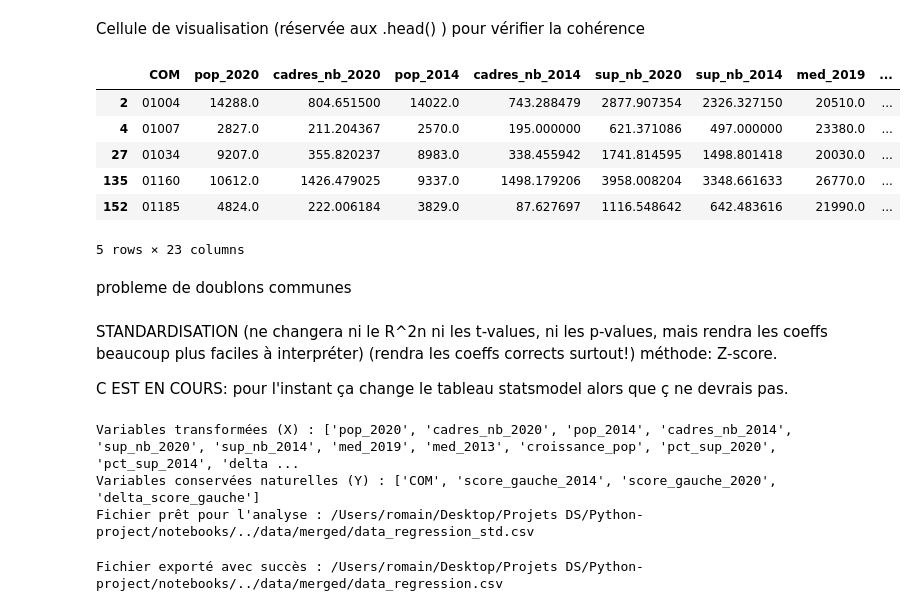
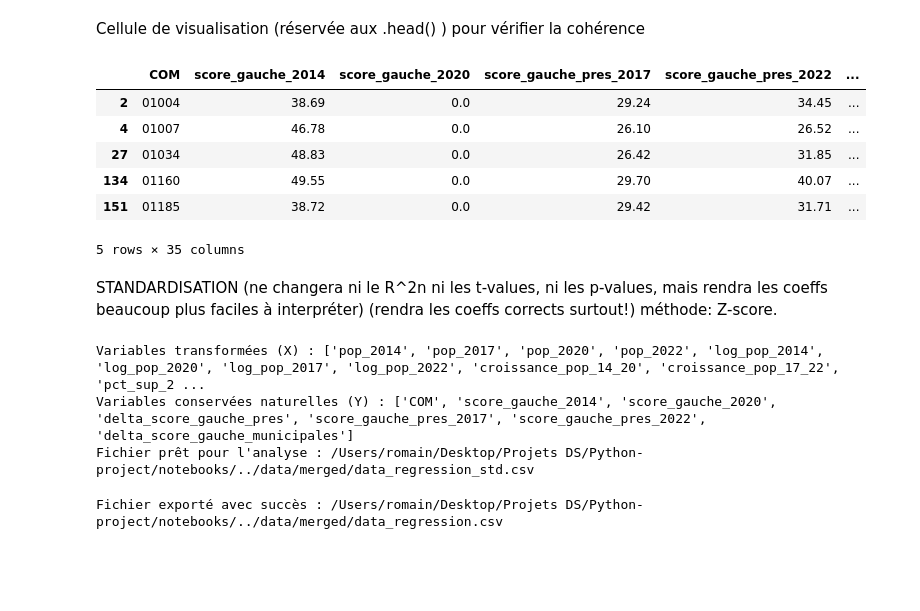
Before and after one commit to romainratajczyk/ENSAE-S1-Python-Project, a Jupyter notebook: notebooks/data_preparation.ipynb, the cells around one changed output. Saved outputs shown, nothing was run; the diff lists cells and outputs as text; code cells hidden in the pictures; blank space fills up the shorter version.

```diff
--- a/notebooks/data_preparation.ipynb
+++ b/notebooks/data_preparation.ipynb
@@ -253,38 +339,62 @@ df_final = df_final.merge(score_14, on='COM', how='left')
 # On colle les scores 2020
 df_final = df_final.merge(score_20, on='COM', how='left')
 
+df_final = df_final.merge(score_pres_17, left_on='COM', right_on='Code commune', how='left')
+df_final = df_final.merge(score_pres_22, left_on='COM', right_on='Code commune', how='left')
+
 # CRUCIAL pour la regression: Remplacer les NaN par 0
 # Si pas de correspondance, ça veut dire 0 voix pour la gauche
 df_final['score_gauche_2014'] = df_final['score_gauche_2014'].fillna(0)
 df_final['score_gauche_2020'] = df_final['score_gauche_2020'].fillna(0)
 
 # Calcul du DELTA SCORE (Variable Y)
-df_final['delta_score_gauche'] = df_final['score_gauche_2020'] - df_final['score_gauche_2014']
+df_final['delta_score_gauche_municipales'] = df_final['score_gauche_2020'] - df_final['score_gauche_2014']
+
+df_final['delta_score_gauche_pres'] = df_final['score_gauche_pres_2022'] - df_final['score_gauche_pres_2017']
 
 # Log population
 # On le calcule ici tant que la population est brute (positive)
 df_final['log_pop_2020'] = np.log(df_final['pop_2020'])
 df_final['log_pop_2014'] = np.log(df_final['pop_2014'])
+df_final['log_pop_2022'] = np.log(df_final['pop_2022'])
+df_final['log_pop_2017'] = np.log(df_final['pop_2017'])
 
 # Sélection des colonnes (pour R par exemple, analyse faite en R temporairement)
 cols_export = [
     'COM',
     'score_gauche_2014',
     'score_gauche_2020',
-    'delta_score_gauche',
+    'score_gauche_pres_2017',
+    'score_gauche_pres_2022',
+    'delta_score_gauche_pres',
+    'delta_score_gauche_municipales',
     'pop_2014',
+    'pop_2017',
     'pop_2020',
+    'pop_2022',
     'log_pop_2014',
     'log_pop_2020',
-    'croissance_pop',
+    'log_pop_2017',
+    'log_pop_2022',
+    'croissance_pop_14_20',
+    'croissance_pop_17_22',
     'pct_sup_2014',
+    'pct_sup_2017',
     'pct_sup_2020',
-    'delta_pct_diplome',
+    'pct_sup_2022',
+    'delta_pct_diplome_17_22',
+    'delta_pct_diplome_14_20',
+
     'pct_cadres_2014',
+    'pct_cadres_2017',
     'pct_cadres_2020',
-    'delta_pct_cadres',
+    'pct_cadres_2022',
+    'delta_pct_cadres_17_22',
+    'delta_pct_cadres_14_20',
     'med_2013',
     'med_2019',
+    'med_2016',
+    'log_med_16',
     'log_med_13',
     'log_med_19'
 
@@ -318,10 +482,10 @@ Base finale prête : 31069 communes.
 Problème majeur: la politique n'est pas forcément bien "structurée" pour toutes les communes, notamment pas pour les communes de peu d'habitants. Ainsi l'analyse ne peut proter que sur les communes dont la politique est "structurée": elle ne represente donc pas une étude poltiique de toute la France.
 # %%
 # On crée un filtre : au moins un score > 0 en 2014 OU en 2020
-filter_structural = (df_final['score_gauche_2014'] > 0) | (df_final['score_gauche_2020'] > 0)
+filter_structural = (df_export['score_gauche_2014'] > 0) | (df_export['score_gauche_2020'] > 0)
 
 # On filtre
-df_reg = df_final[filter_structural].copy()
+df_reg_municipales = df_export[filter_structural].copy()
 
-print(f"Nombre de communes pour la régression : {df_reg.shape[0]}")
+print(f"Nombre de communes pour la régression : {df_reg_municipales.shape[0]}")
 # %% [output]
@@ -335,14 +499,12 @@ Regarder aussi communes de plus de "arbitraire,1500-3500" habs pour analyse soci
 # %% [markdown]
 Cellule de visualisation (réservée aux .head() ) pour vérifier la cohérence
 # %%
-df_reg.head()
+df_reg_municipales.head()
 # %% [output]
-|  | COM | pop_2020 | cadres_nb_2020 | pop_2014 | cadres_nb_2014 | sup_nb_2020 | sup_nb_2014 | med_2019 | ... |
-| 2 | 01004 | 14288.0 | 804.651500 | 14022.0 | 743.288479 | 2877.907354 | 2326.327150 | 20510.0 | ... |
-| 4 | 01007 | 2827.0 | 211.204367 | 2570.0 | 195.000000 | 621.371086 | 497.000000 | 23380.0 | ... |
-| 27 | 01034 | 9207.0 | 355.820237 | 8983.0 | 338.455942 | 1741.814595 | 1498.801418 | 20030.0 | ... |
-| 135 | 01160 | 10612.0 | 1426.479025 | 9337.0 | 1498.179206 | 3958.008204 | 3348.661633 | 26770.0 | ... |
-| 152 | 01185 | 4824.0 | 222.006184 | 3829.0 | 87.627697 | 1116.548642 | 642.483616 | 21990.0 | ... |
+|  | COM | score_gauche_2014 | score_gauche_2020 | score_gauche_pres_2017 | score_gauche_pres_2022 | ... |
+| 2 | 01004 | 38.69 | 0.0 | 29.24 | 34.45 | ... |
+| 4 | 01007 | 46.78 | 0.0 | 26.10 | 26.52 | ... |
+| 27 | 01034 | 48.83 | 0.0 | 26.42 | 31.85 | ... |
+| 134 | 01160 | 49.55 | 0.0 | 29.70 | 40.07 | ... |
+| 151 | 01185 | 38.72 | 0.0 | 29.42 | 31.71 | ... |
-5 rows × 23 columns
+5 rows × 35 columns
-# %% [markdown]
-probleme de doublons communes
@@ -351,37 +511,35 @@ probleme de doublons communes
 # %% [markdown]
 STANDARDISATION (ne changera ni le R^2n ni les t-values, ni les p-values,  mais rendra les coeffs beaucoup plus faciles à interpréter) (rendra les coeffs corrects surtout!) méthode: Z-score.
-
-C EST EN COURS: pour l'instant ça change le tableau statsmodel alors que ç ne devrais pas.
 # %%
 # Standardisation des variables (X seulement)
 
 
-df_std = df_reg.copy()
+df_std_municipales = df_reg_municipales.copy()
 
 # 1. On liste ce qu'on NE VEUT PAS toucher (Variable Cible Y + Identifiants)
 # On garde Y naturel pour dire "ça augmente le vote de X points"
-cols_excluded = ['COM', 'score_gauche_2014', 'score_gauche_2020', 'delta_score_gauche']
+cols_excluded = ['COM', 'score_gauche_2014', 'score_gauche_2020', 'delta_score_gauche_pres', 'score_gauche_pres_2017', 'score_gauche_pres_2022', 'delta_score_gauche_municipales']
 
 # 2. On récupère automatiquement toutes les autres variables numériques (les X)
 # Cela inclura : croissance_pop, delta_pct_cadres, log_med_13, etc.
-x_vars = [c for c in df_std.select_dtypes(include=['float', 'int']).columns if c not in cols_excluded]
+x_vars = [c for c in df_std_municipales.select_dtypes(include=['float', 'int']).columns if c not in cols_excluded]
 
 print("Variables transformées (X) :", x_vars)
 print("Variables conservées naturelles (Y) :", cols_excluded)
 
 # 3. Standardisation (Z-score) des X
 for col in x_vars:
-    if df_std[col].std() != 0: # Sécurité
-        df_std[col] = (df_std[col] - df_std[col].mean()) / df_std[col].std()
+    if df_std_municipales[col].std() != 0: # Sécurité
+        df_std_municipales[col] = (df_std_municipales[col] - df_std_municipales[col].mean()) / df_std_municipales[col].std()
 
 # 4. Export
 output_std_path = os.path.join(MERGED_DATA_DIR, 'data_regression_std.csv')
-df_std.to_csv(output_std_path, index=False, sep=',', encoding='utf-8', na_rep='NA')
+df_std_municipales.to_csv(output_std_path, index=False, sep=',', encoding='utf-8', na_rep='NA')
 
 print(f"Fichier prêt pour l'analyse : {output_std_path}")
 # %% [output]
-Variables transformées (X) : ['pop_2020', 'cadres_nb_2020', 'pop_2014', 'cadres_nb_2014', 'sup_nb_2020', 'sup_nb_2014', 'med_2019', 'med_2013', 'croissance_pop', 'pct_sup_2020', 'pct_sup_2014', 'delta ...
-Variables conservées naturelles (Y) : ['COM', 'score_gauche_2014', 'score_gauche_2020', 'delta_score_gauche']
+Variables transformées (X) : ['pop_2014', 'pop_2017', 'pop_2020', 'pop_2022', 'log_pop_2014', 'log_pop_2020', 'log_pop_2017', 'log_pop_2022', 'croissance_pop_14_20', 'croissance_pop_17_22', 'pct_sup_2 ...
+Variables conservées naturelles (Y) : ['COM', 'score_gauche_2014', 'score_gauche_2020', 'delta_score_gauche_pres', 'score_gauche_pres_2017', 'score_gauche_pres_2022', 'delta_score_gauche_municipales']
 Fichier prêt pour l'analyse : /Users/romain/Desktop/Projets DS/Python-project/notebooks/../data/merged/data_regression_std.csv
 # %%
 
```
Also changed, not shown: parts of 13 cells of this notebook, 7 other files.
